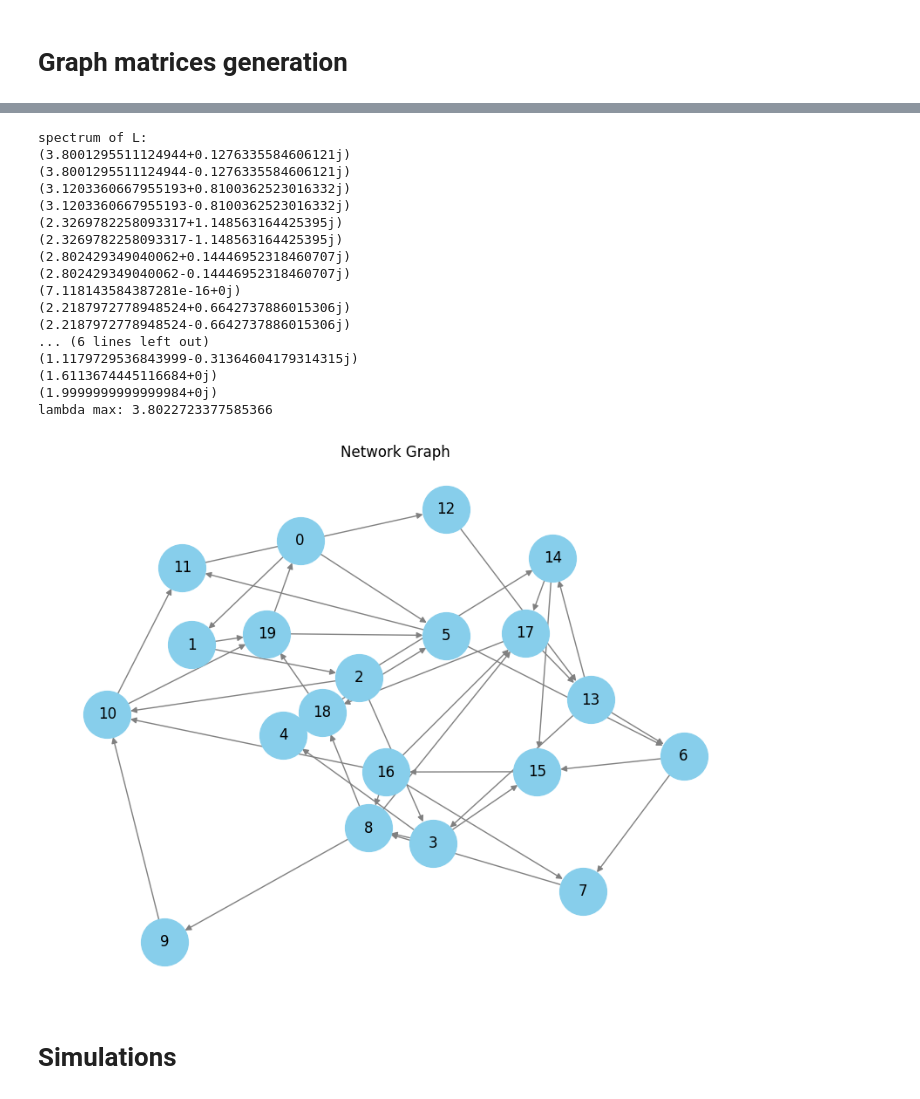
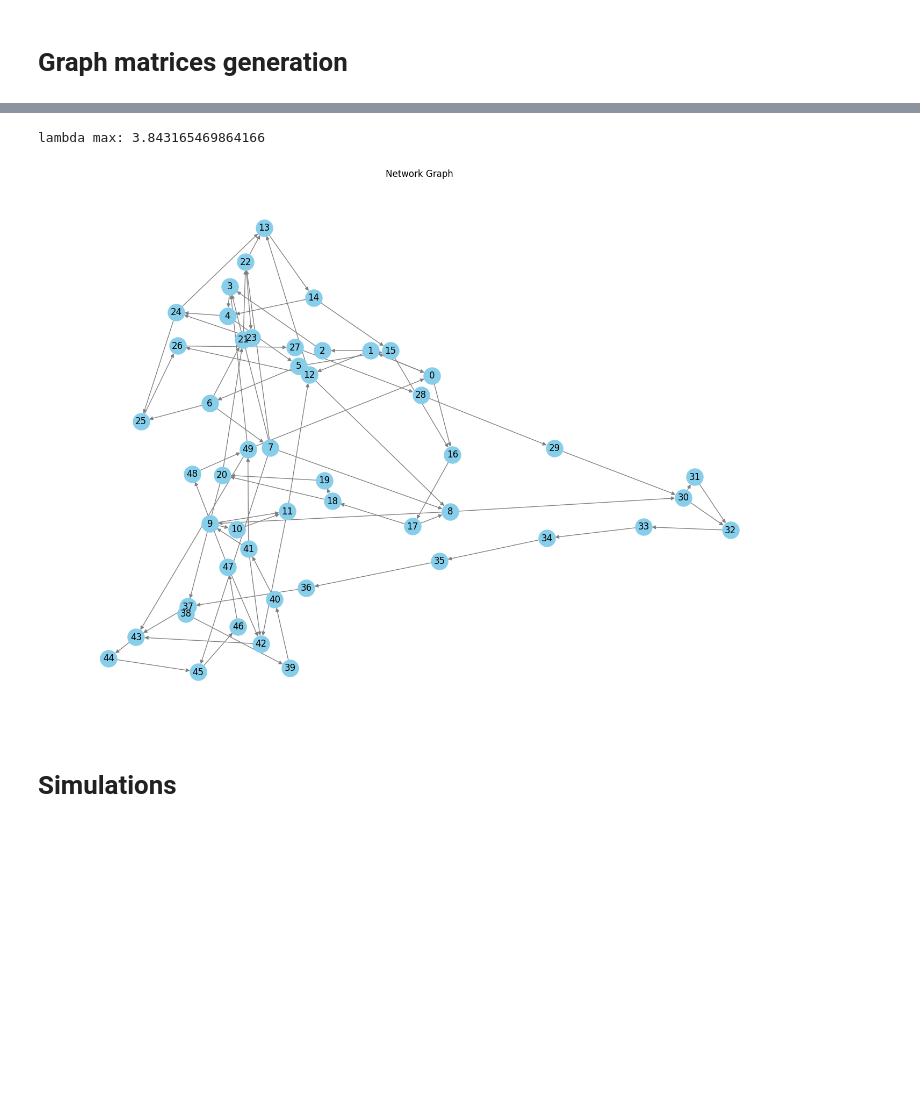
Before and after one commit to StefanoF00/CAMS_distributed_consensus_protocol, a Jupyter notebook: Implementation/main.ipynb, the cells around one changed output, grey strips where cells are left out. Saved outputs shown, nothing was run; the diff lists cells and outputs as text; code cells hidden in the pictures; blank space fills up the shorter version.

```diff
--- a/Implementation/main.ipynb
+++ b/Implementation/main.ipynb
@@ -105,11 +105,11 @@ def plot_comparison(trajectories, protocol_name, param_name, params):
     plt.savefig(f'fig/{protocol_name}.png')
     plt.show()
 
-def plot_network(A):
+def plot_network(A,node_size=1500):
     G = nx.from_numpy_array(A, create_using=nx.DiGraph)
     pos = nx.spring_layout(G)
-    plt.figure(figsize=(8, 6))
-    nx.draw(G, pos, with_labels=True, node_color='skyblue', node_size=1500, edge_color='gray', arrows=True)
+    plt.figure(figsize=(14, 10))
+    nx.draw(G, pos, with_labels=True, node_color='skyblue', node_size=node_size, edge_color='gray', arrows=True)
     plt.title('Network Graph')
     plt.savefig('fig/Simulation_graph.png')
     plt.show()
@@ -130,17 +130,20 @@ def plot_eigenvalues(eigenvalues):
 # %% [markdown]
 # Graph matrices generation
 # %%
-N = 20 # Number of agents
-np.random.seed(1896877)
-A = create_strongly_connected_directed_graph(N, extra_edges=20) # Adj matrix
+N = 50 # Number of agents
+np.random.seed(1)
+#np.random.seed(1896877)
+A = create_strongly_connected_directed_graph(N, extra_edges=30) # Adj matrix
 D = np.diag(np.sum(A, axis=1))  # Degree matrix
 L = D - A # Laplatian Matrix
 sigma_L = np.linalg.eigvals(L)
 plot_eigenvalues(sigma_L)
 lambda_max = np.abs(np.max(sigma_L))
+'''
 print('spectrum of L:')
 for i in sigma_L:
     print(i)
+'''
 print(f'lambda max: {lambda_max}')
-plot_network(A)
+plot_network(A, node_size=500)
 # %% [output]
@@ -148,21 +151,5 @@ plot_network(A)
-spectrum of L:
-(3.8001295511124944+0.1276335584606121j)
-(3.8001295511124944-0.1276335584606121j)
-(3.1203360667955193+0.8100362523016332j)
-(3.1203360667955193-0.8100362523016332j)
-(2.3269782258093317+1.148563164425395j)
-(2.3269782258093317-1.148563164425395j)
-(2.802429349040062+0.14446952318460707j)
-(2.802429349040062-0.14446952318460707j)
-(7.118143584387281e-16+0j)
-(2.2187972778948524+0.6642737886015306j)
-(2.2187972778948524-0.6642737886015306j)
-... (6 lines left out)
-(1.1179729536843999-0.31364604179314315j)
-(1.6113674445116684+0j)
-(1.9999999999999984+0j)
-lambda max: 3.8022723377585366
+lambda max: 3.843165469864166
-[figure, old version]
+[figure, new version]
 # %% [markdown]
 # Simulations
 # %% [markdown]
```
Also changed, not shown: parts of 4 cells of this notebook, 10 other files.
